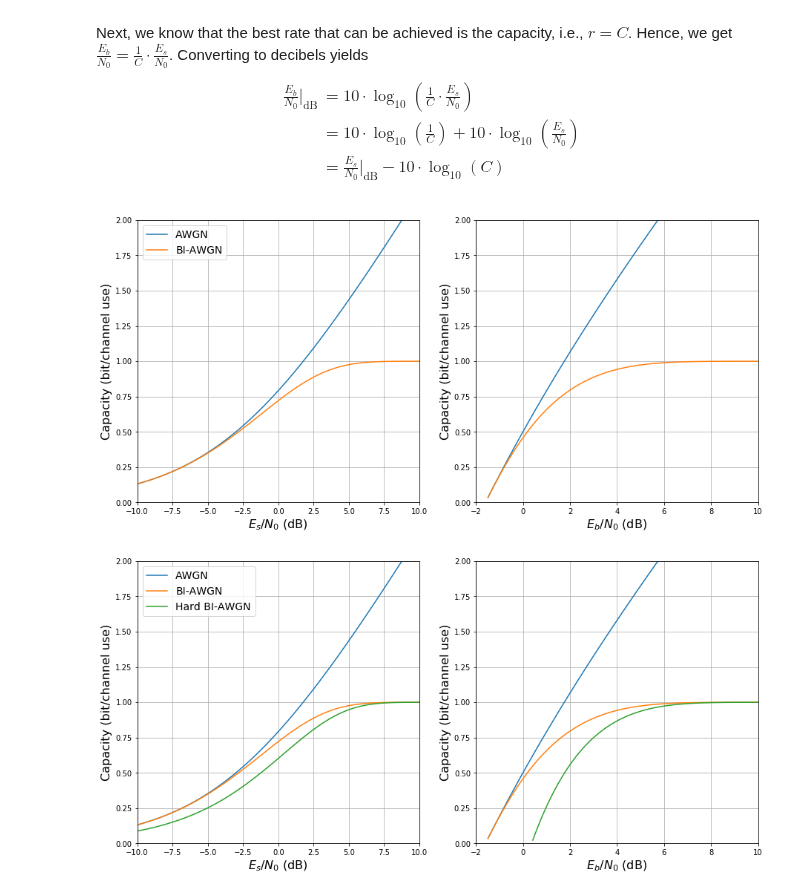
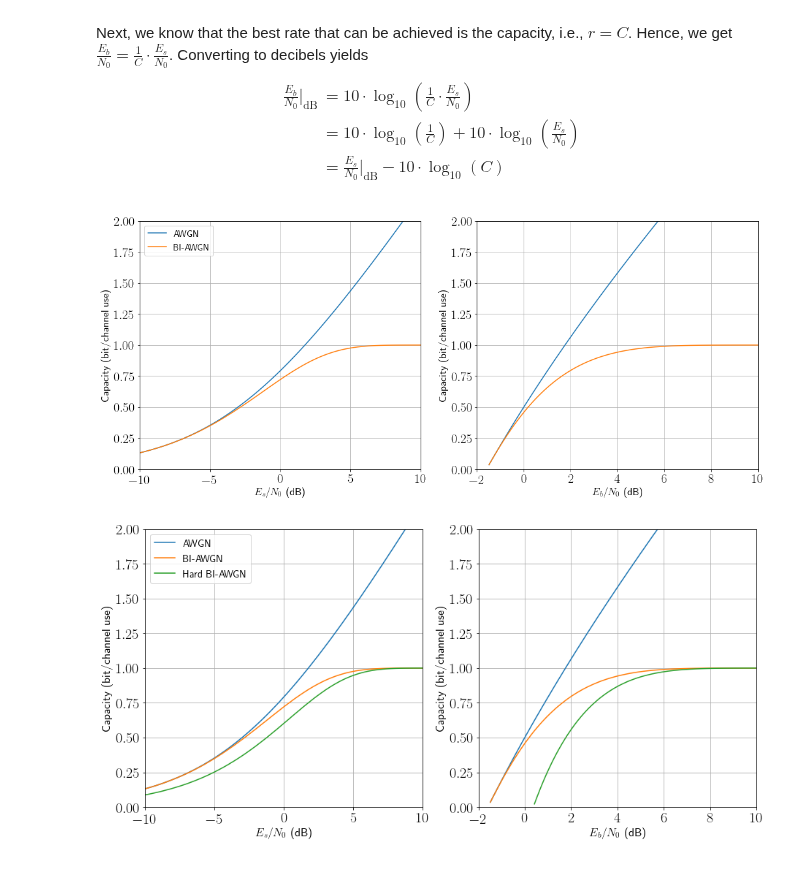
Before and after one commit to kit-cel/lecture-examples, a Jupyter notebook: cc2/ch1_Information_Theory/BiAWGN_Capacity.ipynb, the cells around one changed output. Cells and saved outputs as stored; diff of their text form; code cells hidden in the pictures.

```diff
--- a/cc2/ch1_Information_Theory/BiAWGN_Capacity.ipynb
+++ b/cc2/ch1_Information_Theory/BiAWGN_Capacity.ipynb
@@ -12,4 +13,11 @@ import scipy.integrate as integrate
 import matplotlib.pyplot as plt
+# %%
+# plotting options
+font = {'size'   : 20}
+plt.rc('font', **font)
+plt.rc('text', usetex=matplotlib.checkdep_usetex(True))
+
+matplotlib.rc('figure', figsize=(18, 6) )
 # %% [markdown]
 Conditional pdf $f_{Y|X}(y|x)$ for a channel with noise variance (per dimension) $\sigma_n^2$. This is merely the Gaussian pdf with mean $x$ and variance $\sigma_n^2$
 # %%
@@ -96,30 +104,30 @@ Next, we know that the best rate that can be achieved is the capacity, i.e., $r=
 &= \frac{E_s}{N_0}\bigg|_{\textrm{dB}} - 10\cdot\log_{10}(C)
 \end{align*}
 # %%
-fig = plt.figure(1,figsize=(15,7))
+fig = plt.figure(1,figsize=(17,7))
 plt.subplot(121)
 plt.plot(esno_dB_range, capacity_AWGN)
 plt.plot(esno_dB_range, capacity_BIAWGN)
 plt.xlim((-10,10))
 plt.ylim((0,2))
 plt.xlabel('$E_s/N_0$ (dB)',fontsize=16)
 plt.ylabel('Capacity (bit/channel use)',fontsize=16)
 plt.grid(True)
 plt.legend(['AWGN','BI-AWGN'],fontsize=14)
 
 
 # plot Eb/N0 . Note that in this case, the rate that is used for calculating Eb/N0 is the capcity
 # Eb/N0 = 1/r (Es/N0)
 plt.subplot(122)
 plt.plot(esno_dB_range - 10*np.log10(capacity_AWGN), capacity_AWGN)
 plt.plot(esno_dB_range - 10*np.log10(capacity_BIAWGN), capacity_BIAWGN)
 plt.xlim((-2,10))
 plt.ylim((0,2))
 plt.xlabel('$E_b/N_0$ (dB)',fontsize=16)
 plt.ylabel('Capacity (bit/channel use)',fontsize=16)
 plt.grid(True)
 # %% [output]
-[figure, old version]
+[figure, new version]
 # %%
 from scipy.stats import norm
 # first compute the BSC error probability
@@ -154,4 +162,4 @@ plt.xlabel('$E_b/N_0$ (dB)',fontsize=16)
 plt.ylabel('Capacity (bit/channel use)',fontsize=16)
 plt.grid(True)
 # %% [output]
-[figure, old version]
+[figure, new version]
```
Also changed, not shown: parts of 1 cell of this notebook.
